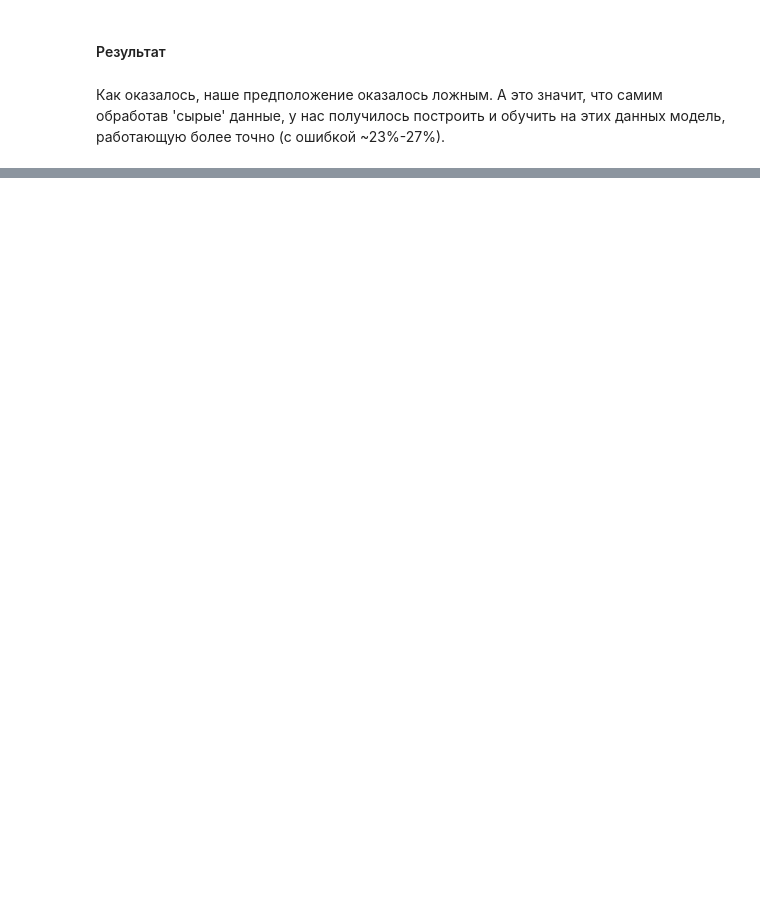
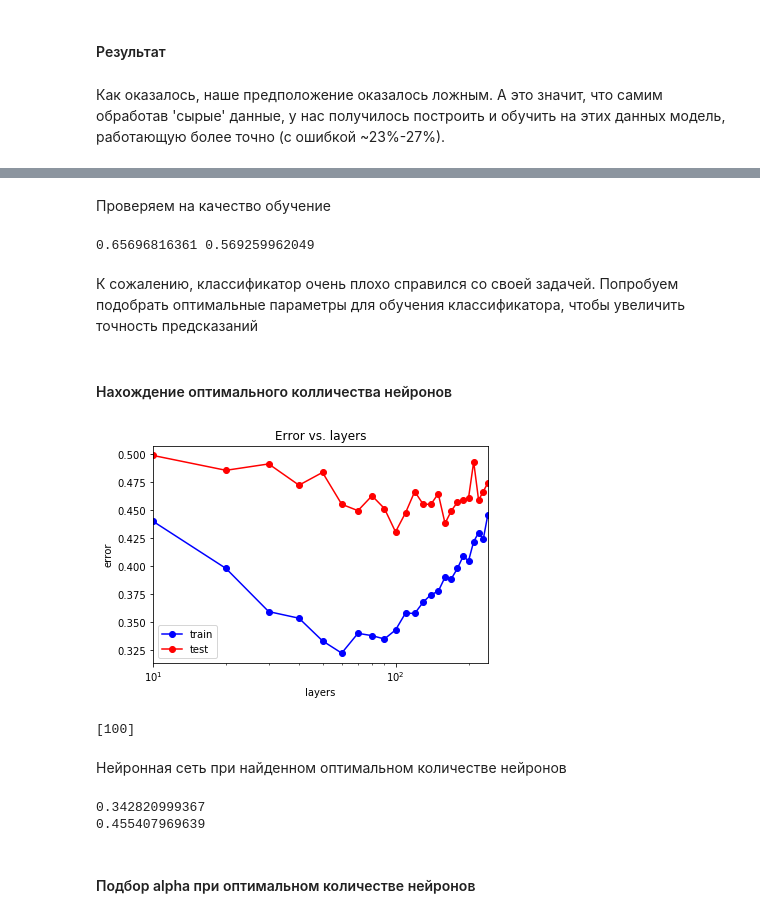
Before and after one commit to clipext/MachineLearning, a Jupyter notebook: hometask.ipynb, the cells around one changed output, grey strips where cells are left out. Saved outputs shown, nothing was run; the diff lists cells and outputs as text; code cells hidden in the pictures; blank space fills up the shorter version.

```diff
--- a/hometask.ipynb
+++ b/hometask.ipynb
@@ -832,0 +836,8 @@ print(train_error, test_error)
+# %%
+from sklearn.model_selection import train_test_split
+X_train, X_test, y_train, y_test = train_test_split(X, y, test_size = 0.1, random_state = 72)
+
+N_train, _ = X_train.shape
+N_test,  _ = X_test.shape
+
+print(N_train, N_test)
@@ -832,0 +852,4 @@ print(train_error, test_error)
+# %%
+mlp_model = MLPClassifier(hidden_layer_sizes = (100,), solver = 'lbfgs',
+                          activation = 'logistic', random_state = 13)
+mlp_model.fit(X_train, y_train)
@@ -832,0 +864,58 @@ print(train_error, test_error)
+# %% [markdown]
+Проверяем на качество обучение
+# %%
+print(mlp_model.score(X_train, y_train), mlp_model.score(X_test, y_test))
+# %% [output]
+0.65696816361 0.569259962049
+# %% [markdown]
+К сожалению, классификатор очень плохо справился со своей задачей. Попробуем подобрать оптимальные параметры для обучения классификатора, чтобы увеличить точность предсказаний
+# %% [markdown]
+#### Нахождение оптимального колличества нейронов
+# %%
+layers_arr=[]
+train_err=[]
+test_err=[]
+layers_arr = np.arange(10,250,10)
+for layers in layers_arr:
+    mlp_model = MLPClassifier(hidden_layer_sizes = (layers),
+                              solver = 'lbfgs', activation = 'logistic', random_state = 13)
+    mlp_model.fit(X_train, y_train)
+
+    y_train_pred = mlp_model.predict(X_train)
+    y_test_pred = mlp_model.predict(X_test)
+    train_err.append(np.mean(y_train != y_train_pred))
+    test_err.append(np.mean(y_test != y_test_pred))
+# %%
+plt.semilogx(layers_arr, train_err, 'b-o', label = 'train', color='blue')
+plt.semilogx(layers_arr, test_err, 'r-o', label = 'test', color='red')
+plt.xlim([np.min(layers_arr),np.max(layers_arr)])
+plt.title('Error vs. layers')
+plt.xlabel('layers')
+plt.ylabel('error')
+plt.legend()
+plt.show();
+# %% [output]
+[figure, added]
+# %%
+best_layers = layers_arr[test_err == min_test_err]
+print(best_layers)
+# %% [output]
+[100]
+# %% [markdown]
+Нейронная сеть при найденном  оптимальном количестве нейронов
+# %%
+mlp_model = MLPClassifier(hidden_layer_sizes = best_layers,
+                          solver = 'lbfgs', activation = 'logistic', random_state = 2)
+mlp_model.fit(X_train, y_train)
+
+y_train_pred = mlp_model.predict(X_train)
+y_test_pred = mlp_model.predict(X_test)
+errTrain_new = np.mean(y_train != y_train_pred)
+errTest_new = np.mean(y_test != y_test_pred)
+print(errTrain_new)
+print(errTest_new)
+# %% [output]
+0.342820999367
+0.455407969639
+# %% [markdown]
+#### Подбор alpha при оптимальном количестве нейронов
```
Also changed, not shown: parts of 57 cells of this notebook.
